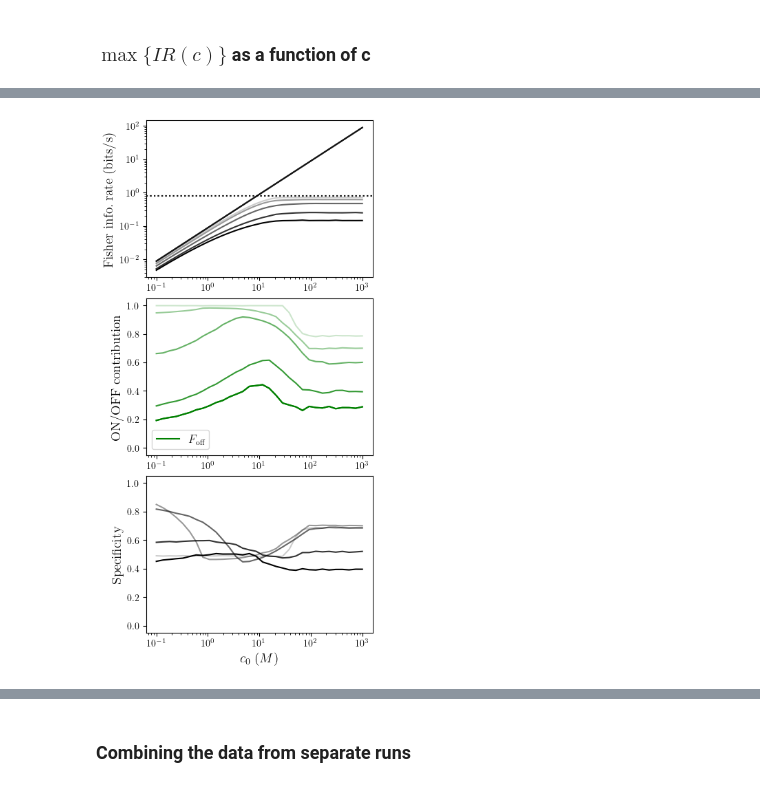
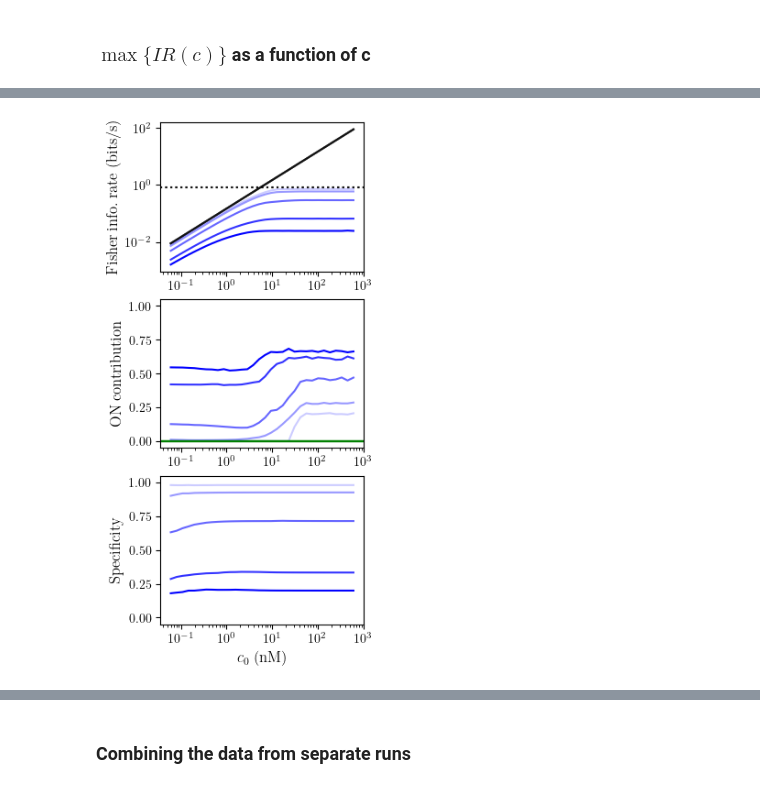
Before and after one commit to ta-rekt/LLROpt.jl, a Jupyter notebook: dev.ipynb, the cells around one changed output, grey strips where cells are left out. Drawn from its saved outputs; the diff is of its cells as text; code cells hidden in the pictures.

```diff
--- a/dev.ipynb
+++ b/dev.ipynb
@@ -3026,0 +3037,3 @@ fig.savefig('{}/.julia/dev/LLROpt/plots/{}/fir-vs-specificity.pdf'.format(os.env
+# %%
+dirname = "20250515/fir-spec-w-g-lowc"
+kg, kw = 2, 2
@@ -5340,11 +5413,11 @@ ax.legend((Line2D([0], [0], linestyle='solid', color='gray'),
 # %%
-date = 20250507
+date = 20250514
 dirname = '{}/.julia/dev/LLROpt/plots/{}'.format(os.environ["HOME"], date)
 
 if not os.path.exists(dirname):
     os.makedirs(dirname)
 
-fig.savefig('{}/.julia/dev/LLROpt/plots/{}/tau-onoff-vs-pon.svg'.format(os.environ["HOME"], date))
+fig.savefig('{}/.julia/dev/LLROpt/plots/{}/tau-onoff-vs-pon.pdf'.format(os.environ["HOME"], date))
 # %% [markdown]
 ### EP versus c for the above data
 # %%
@@ -5541,7 +5614,7 @@ ax3.set_xticklabels(["$i$".format(i) for i in xticks], fontsize=14)
 ax3.set_xlabel('$c_0\,\,(M)$', fontsize=16)
 ax3.set_xscale('log')
 # ax3.set_ylim(0.58, 1.02)
-ax3.set_xlim(1e-2, 1e4)
+ax3.set_xlim(0.6e-2, 0.6e4)
 ax3.axhline(0.25, linestyle="dotted", color="black")
 
 c_i_last = data[1][nedges+1]
@@ -6363,16 +6526,32 @@ def get_data(dirname, whichf, whicha="pareto", skipkeys=[]):
 dirname = "20250505/fir-cr-cw-g-mean-pooled-2" #  <-state of the arf
 # dirname = "20250505/fir-cr-cw-g-run4"
 # dirname = "20250512/fir-c-newdef"
-kg, kw = 3, 1
-kws = [1,2,3,4,5]
+kg, kw = 2, 4
+kws = [1,2,3,4,5]#,2,3,4,5]
 # %%
 ncpus = 1
 nedges = 6
-figsize = (4,8)
+figsize = (3,6)
 data, params = utils.get_data(dirname, "full", "spec")
 nparams = params["nparams"]
 print("gamma: ", params["gammas"][kg-1])
 print("ws: ", params["wvals"])
+
+# Load the JSON file into a dictionary
+with open('spec/circuits.json', 'r') as file:
+    circuits_dict = json.load(file)
+
+nstates_new = circuits_dict["1bs_decoy_no_konu_new"]["nstates"]
+edges_new = circuits_dict["1bs_decoy_no_konu_new"]["edges"]
+input_edges = circuits_dict["1bs_decoy_no_konu_new"]["input_edges"]
+edges_new = np.array(edges_new) - 1
+input_edges = np.array(input_edges) - 1
+spec_new = np.zeros(nparams)
+
+testdir = "/home/tohme/.julia/dev/LLROpt/test/data/"
+testfile = testdir + "20250505/fir-cr-cw-g-mean-pooled-2-testset.json"
+with open(testfile, 'r') as file:
+    mca_data = json.load(file)
 
 plt.rcParams['text.usetex'] = True
 
@@ -6381,53 +6560,49 @@ fig, ax = plt.subplots(3,1, figsize=figsize, layout="constrained")
 for kw in kws:
     alph = 0.2*kw
 # for kg in [1,2,3]:
-#     alph = 0.3*kg
+#     alph = 0.33*kg
+
+    w = params["wvals"][kw-1]
+    gamma = params["gammas"][kg-1]
 
     irvals_acc = np.array([data[i][str(kg)][str(kw)][nedges] for i in range(1, nparams+1)])
     ioffvals = np.array([data[i][str(kg)][str(kw)][nedges+1] for i in range(1, nparams+1)])
     ionvals = np.array([data[i][str(kg)][str(kw)][nedges+2] for i in range(1, nparams+1)])
-    specvals = np.array([data[i][str(kg)][str(kw)][nedges+3] for i in range(1, nparams+1)])
-    cvals = np.array([data[i][str(kg)][str(kw)][-3] for i in range(1, nparams+1)])
-
-    # for j in range(nparams):
-    #     kboff, konb, kuon, kbon, koffu, kuoff, konu = data[j+1][str(kg)][str(kw)][:nedges]
-    #     logrates5 = [kboff, kbon, konb, kuon, koffu]
-    #     c = cvals[j]
-    #     dc = c / 10
+    # specvals = np.array([data[i][str(kg)][str(kw)][nedges+3] for i in range(1, nparams+1)])
+    cvals = 0.6*np.array([data[i][str(kg)][str(kw)][-3] for i in range(1, nparams+1)])
+    specvals = np.array([mca_data[str(i)][str(kg)][str(kw)]["specificity"] for i in range(1, nparams+1)])
 
     ax[0].set_xscale('log')
     ax[0].set_yscale('log')
-    ax[0].set_ylabel(r"$\rm{Fisher \;info. \;rate \;(bits/s)}$", fontsize=14)
-    ax[0].plot(cvals, cvals*0.0888, linestyle="solid", color="black", alpha=0.4, label="$4Dac_0$")
+    ax[0].set_ylabel(r"$\rm{Fisher \;info. \;rate \;(bits/s)}$", fontsize=12)
+    ax[0].plot(cvals, cvals*0.0888/0.6, linestyle="solid", color="black", alpha=0.4, label="$4Dac_0$")
     ax[0].axhline(y=5*0.16, linestyle="dotted", color="black", alpha=0.4, label="$0.16k_{\\rm max}$")
-    ax[0].plot(cvals, irvals_acc, color="black", alpha=alph)
-
+    ax[0].plot(cvals, irvals_acc, color="blue", alpha=alph)
 
     ftot = irvals_acc
     fon = ionvals
     foff = ioffvals
     fcross = ftot - (foff + fon)
 
-
     ax[1].set_xscale('log')
     ax[1].set_ylim(-0.05,1.05)
-    ax[1].set_ylabel(r"$\rm{ON/OFF\; contribution}$", fontsize=14)
+    ax[1].set_ylabel(r"$\rm{ON\; contribution}$", fontsize=12)
 
-    if kw == 5:
-        # ax[1].plot(cvals, fcross/ftot, label=r"$F_{c\rm{ross}}$", color="red", alpha=alph)
-        # ax[1].plot(cvals, fon/ftot, label=r"$F_{\rm{on}}$", color="blue", alpha=alph)
-        ax[1].plot(cvals, foff/ftot, label=r"$F_{\rm{off}}$", color="green", alpha=alph)
+    # ax[1].plot(cvals, fcross/ftot, color="blue", alpha=alph)
+    ax[1].plot(cvals, fon/ftot, color="blue", alpha=alph)
+    # ax[1].plot(cvals, foff/ftot, color="green", alpha=alph)
+    ax[1].axhline(y=0, color="green")
 
-    # ax[1].plot(cvals, fcross/ftot, color="red", alpha=alph)
-    # ax[1].plot(cvals, fon/ftot, color="blue", alpha=alph)
-    ax[1].plot(cvals, foff/ftot, color="green", alpha=alph)
+    ax[2].set_ylabel(r"$\rm{Specificity}$", fontsize=12)
+    ax[2].set_xscale('log')
+    # ax[2].axhline(y=gamma**2/(w+gamma**2), linestyle="dotted", color="blue", alpha=alph)
+    # ax[2].plot(cvals, 2**specvals, color="black", alpha=alph)
+    ax[2].plot(cvals, specvals, color="blue", alpha=alph)
+    ax[2].set_ylim(-0.05,1.05)
+    ax[2].set_xlabel(r"$c_0\;\rm(nM)$", fontsize=12)
+    # ax[2].axhline(y=1, color="green")
 
-    ax[2].set_ylabel(r"$\rm{Specificity}$", fontsize=14)
-    ax[2].set_xscale('log')
-    ax[2].plot(cvals, 2**specvals, color="black", alpha=alph)
-    ax[2].set_ylim(-0.05,1.05)
-    ax[2].set_xlabel("$c_0\;(M)$", fontsize=14)
-
-# ax[0].legend()
-ax[1].legend(loc="lower left", fontsize=12)
+    ax[0].set_xlim(0.35e-1, 1e3)
+    ax[1].set_xlim(0.35e-1, 1e3)
+    ax[2].set_xlim(0.35e-1, 1e3)
 # %% [output]
@@ -6437 +6611 @@ ws:  [0.05, 0.2, 1.0, 5.0, 10.0]
-[figure, old version]
+[figure, new version]
```
Also changed, not shown: parts of 37 cells of this notebook, 34 other files.
